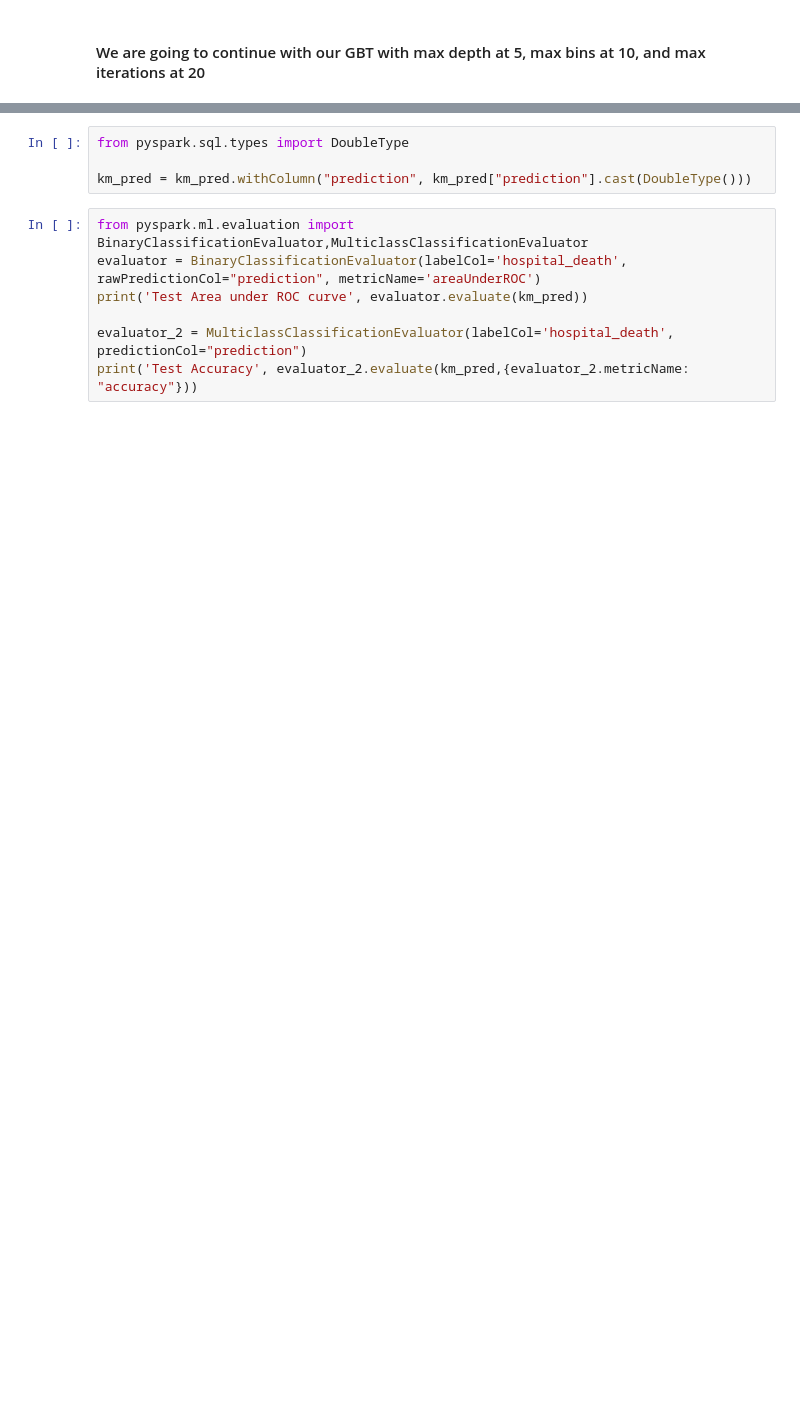
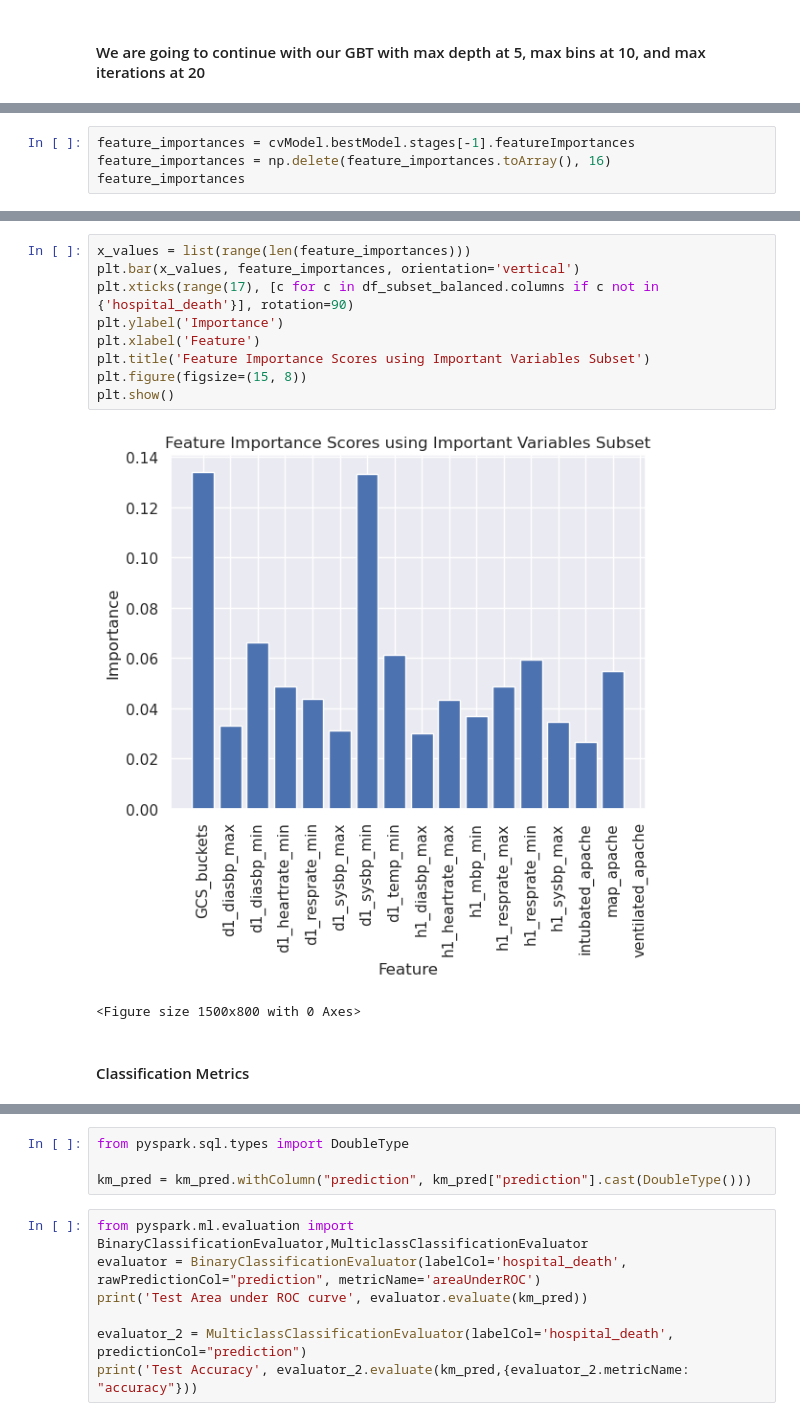
Before and after one commit to btchae/DS5110_Project, a Jupyter notebook: DS5110_Final_Project.ipynb, the cells around one changed output, grey strips where cells are left out. Saved outputs shown, nothing was run; the diff lists cells and outputs as text; blank space fills up the shorter version.

```diff
--- a/DS5110_Final_Project.ipynb
+++ b/DS5110_Final_Project.ipynb
@@ -1301,0 +1315,4 @@ crossval = CrossValidator(estimator=pipeline,
+# %%
+feature_importances = cvModel.bestModel.stages[-1].featureImportances
+feature_importances = np.delete(feature_importances.toArray(), 16)
+feature_importances
@@ -1301,0 +1345,14 @@ crossval = CrossValidator(estimator=pipeline,
+# %%
+x_values = list(range(len(feature_importances)))
+plt.bar(x_values, feature_importances, orientation='vertical')
+plt.xticks(range(17), [c for c in df_subset_balanced.columns if c not in {'hospital_death'}], rotation=90)
+plt.ylabel('Importance')
+plt.xlabel('Feature')
+plt.title('Feature Importance Scores using Important Variables Subset')
+plt.figure(figsize=(15, 8))
+plt.show()
+# %% [output]
+[figure, added]
+<Figure size 1500x800 with 0 Axes>
+# %% [markdown]
+#### Classification Metrics
```
Also changed, not shown: parts of 64 cells of this notebook.
